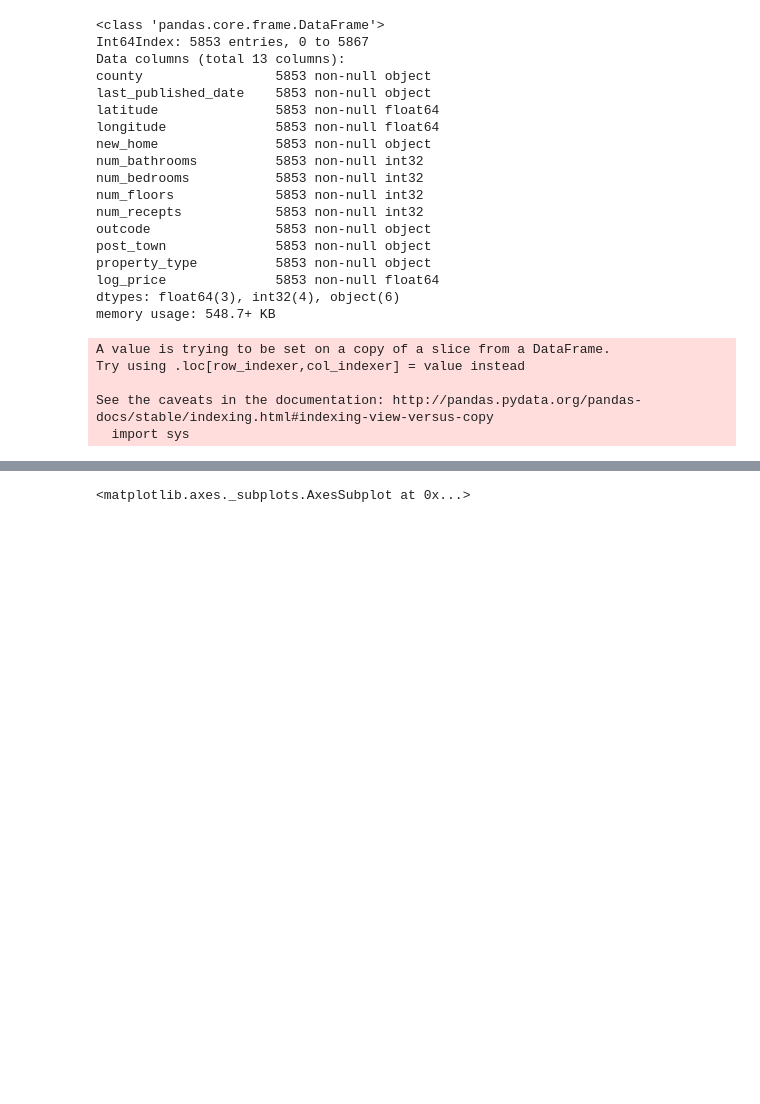
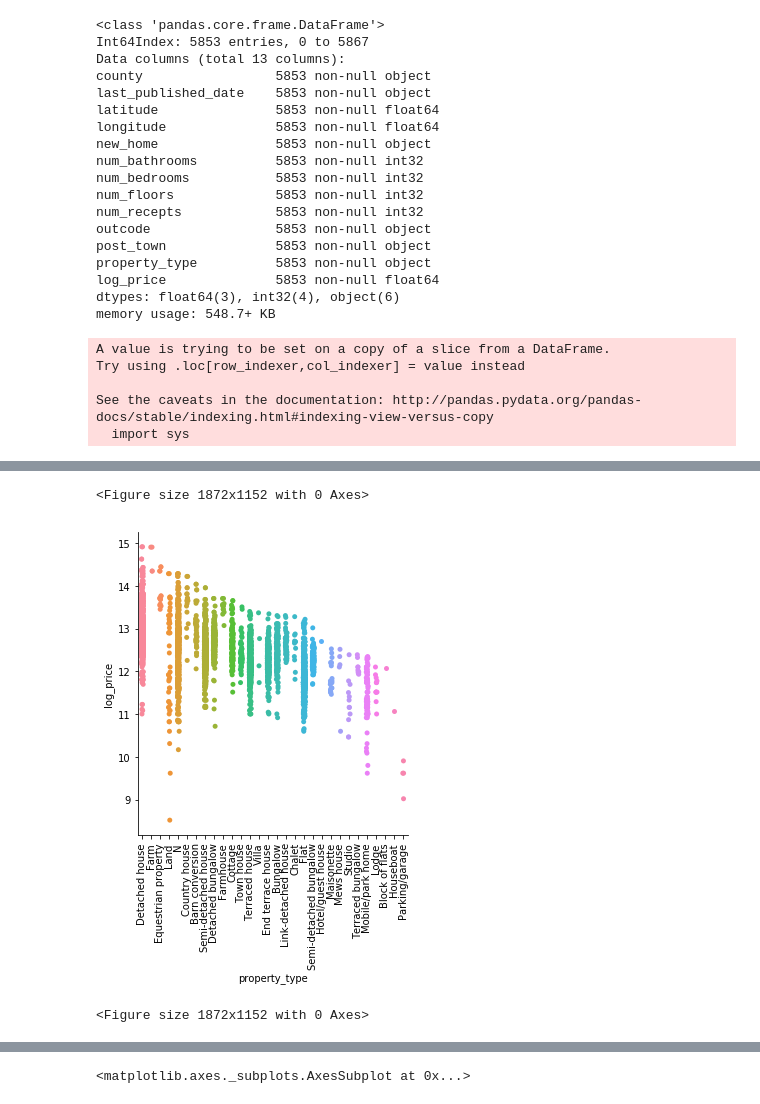
Before and after one commit to green-fox-academy/tedlsx, a Jupyter notebook: week-7/house_price_project/house_price.ipynb, the cells around one changed output, grey strips where cells are left out. Saved outputs shown, nothing was run; the diff lists cells and outputs as text; code cells hidden in the pictures; blank space fills up the shorter version.

```diff
--- a/week-7/house_price_project/house_price.ipynb
+++ b/week-7/house_price_project/house_price.ipynb
@@ -209,0 +228,7 @@ See the caveats in the documentation: http://pandas.pydata.org/pandas-docs/stabl
+# %%
+sns.catplot(x="property_type", y="log_price", data=df_drop_zeroprice)
+plt.xticks(rotation=90)
+# %% [output]
+<Figure size 1872x1152 with 0 Axes>
+[figure, added]
+<Figure size 1872x1152 with 0 Axes>
```
Also changed, not shown: parts of 18 cells of this notebook, 6 other files.
